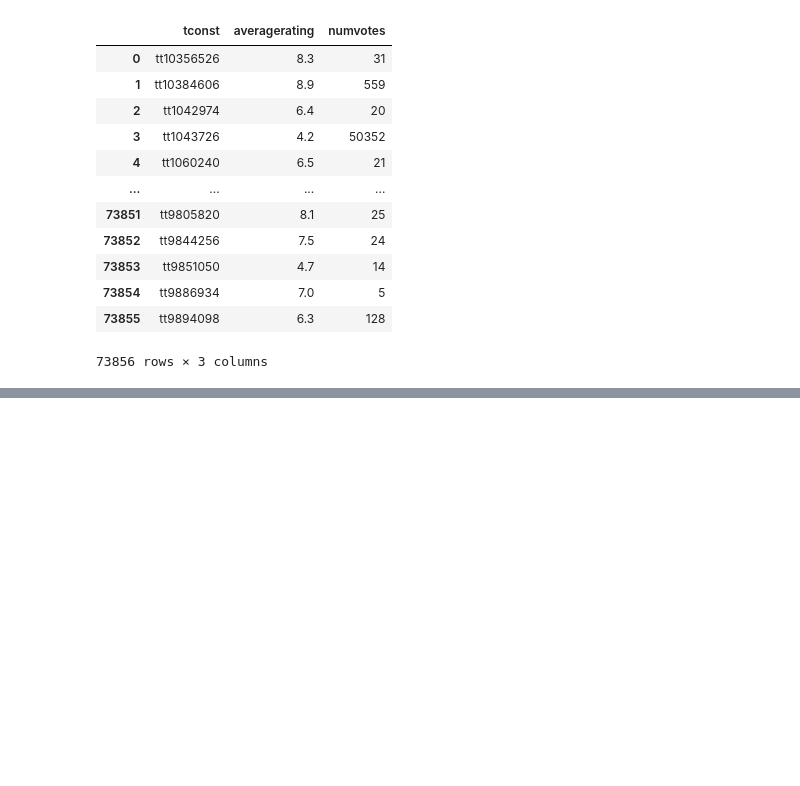
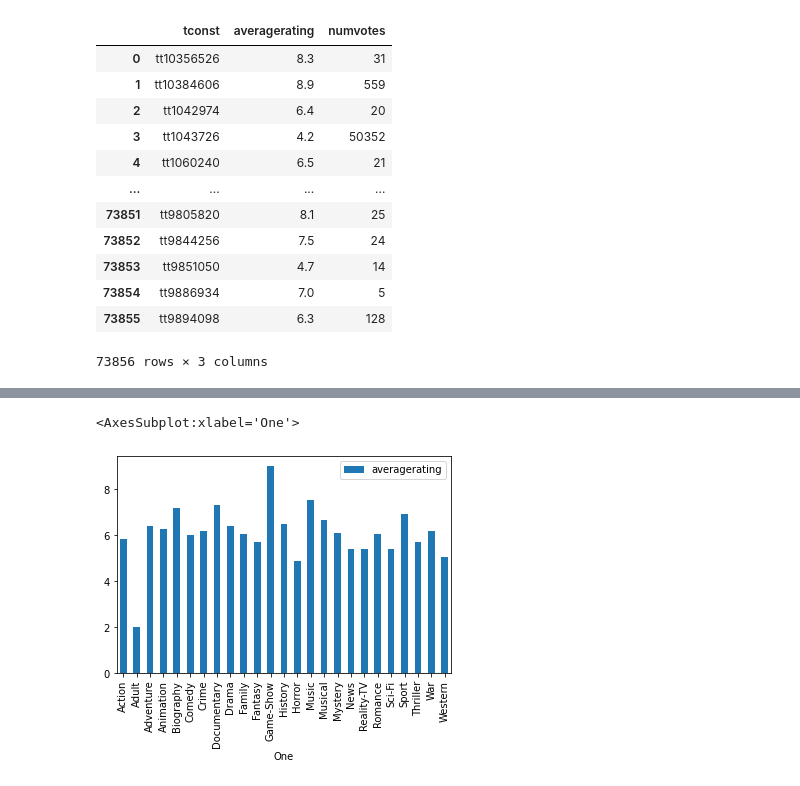
Before and after one commit to halemade/film_recommendations, a Jupyter notebook: explore_data.ipynb, the cells around one changed output, grey strips where cells are left out. Drawn from its saved outputs; the diff is of its cells as text; code cells hidden in the pictures; blank space fills up the shorter version.

```diff
--- a/explore_data.ipynb
+++ b/explore_data.ipynb
@@ -150,0 +157,11 @@ imdb
+# %%
+#genre_set=imdb_final['genres'].str.split(pat=',', n=- 1, expand=True)
+#genre_set
+#df[['First','Last']] = df.Name.str.split(expand=True)
+imdb_final[["One","Two","Three"]]=imdb_final.genres.str.split(pat=',', n=- 1, expand=True)
+imdb_final[['One','averagerating']]
+imdb_final_one=imdb_final[['One','averagerating']]
+imdb_final_one.groupby('One').mean().plot.bar()
+# %% [output]
+<AxesSubplot:xlabel='One'>
+[figure, added]
```
Also changed, not shown: parts of 11 cells of this notebook.
